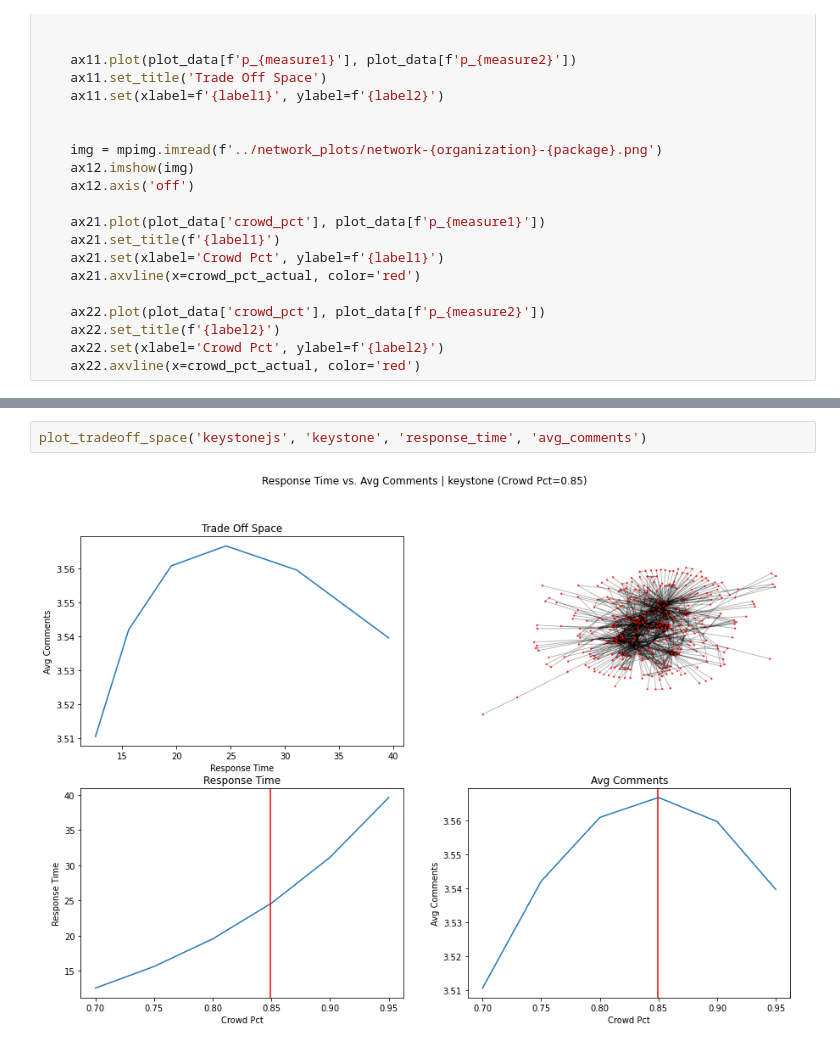
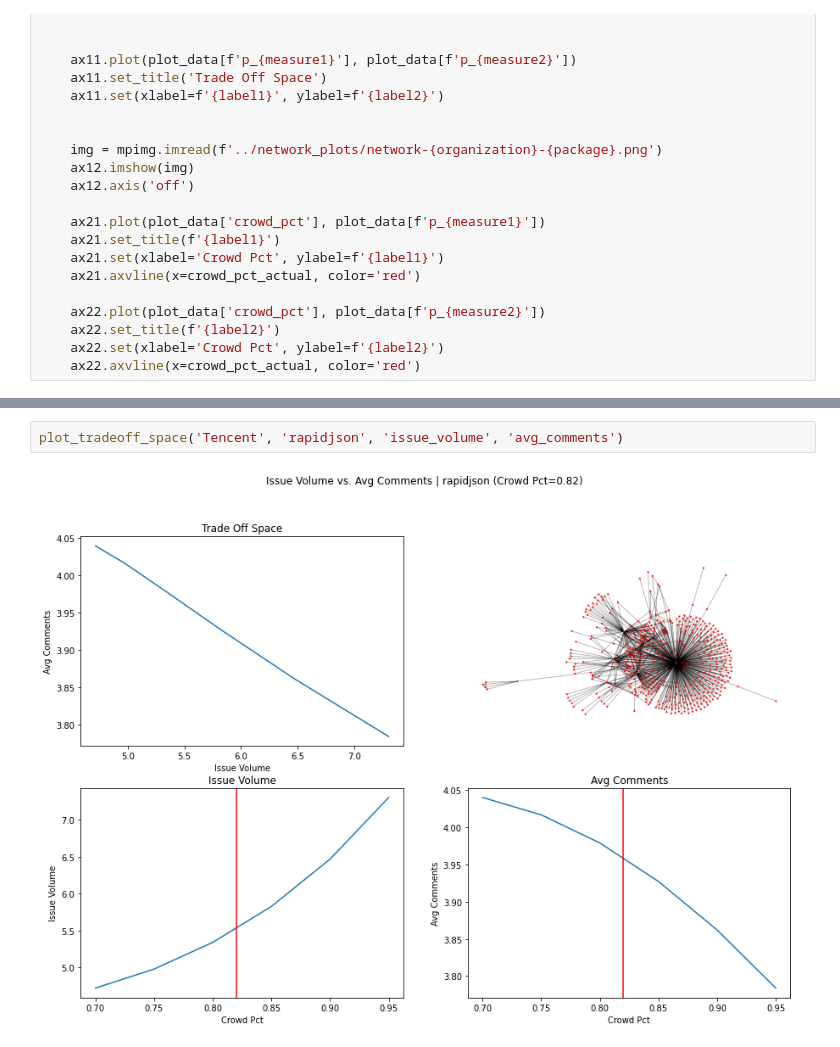
Before and after one commit to MthwRobinson/sh-network-paper, a Jupyter notebook: notebooks/tradeoff-space.ipynb, the cells around one changed output, grey strips where cells are left out. Saved outputs shown, nothing was run; the diff lists cells and outputs as text.

```diff
--- a/notebooks/tradeoff-space.ipynb
+++ b/notebooks/tradeoff-space.ipynb
@@ -303,4 +302,4 @@ plot_tradeoff_space('keystonejs', 'keystone', 'response_time', 'close_out_time')
-# %%
-plot_tradeoff_space('keystonejs', 'keystone', 'response_time', 'avg_comments')
-# %% [output]
-[figure, removed]
+# %%
+plot_tradeoff_space('Tencent', 'rapidjson', 'issue_volume', 'avg_comments')
+# %% [output]
+[figure, added]
```
Also changed, not shown: parts of 26 cells of this notebook.
